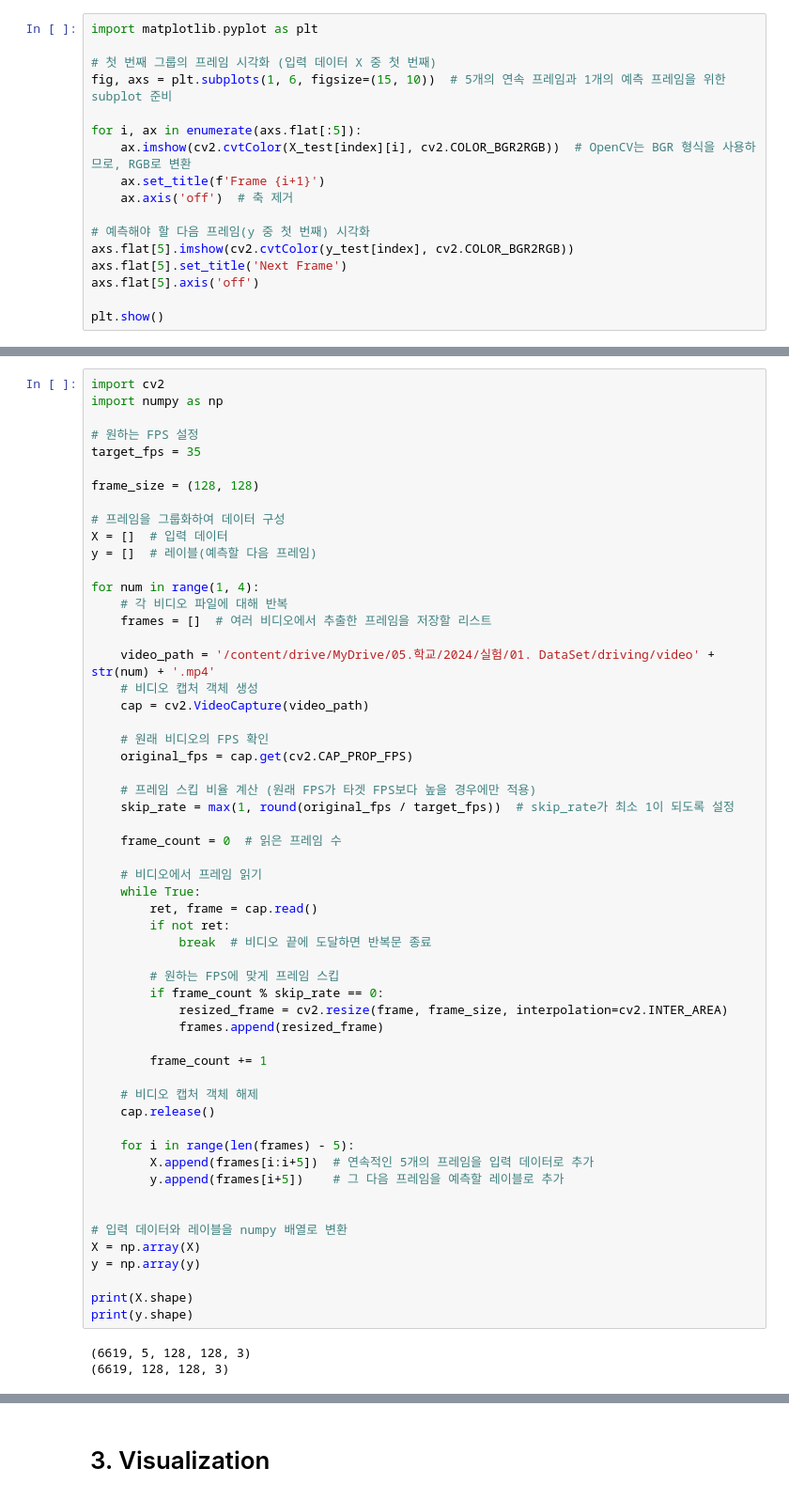
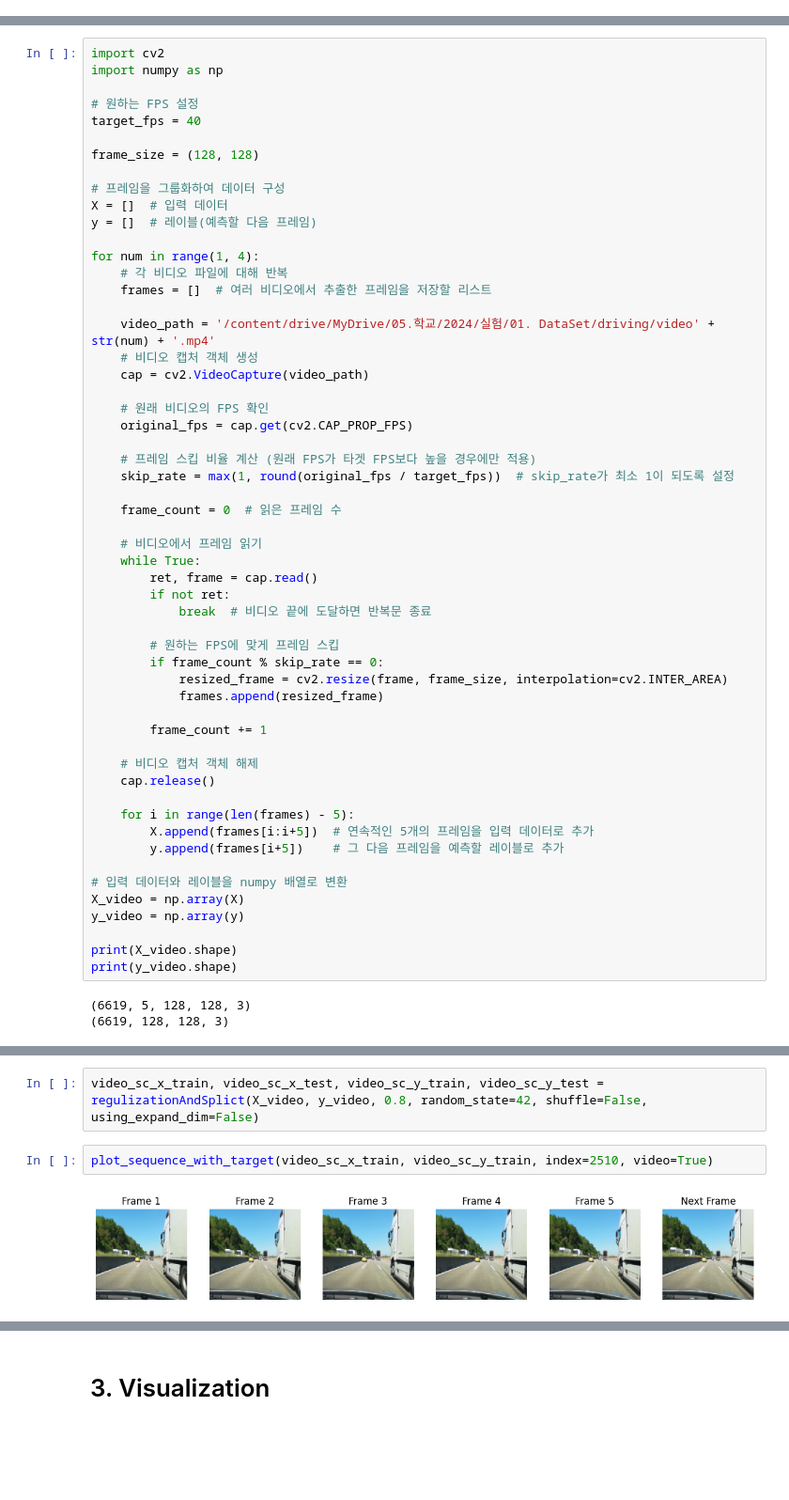
Before and after one commit to jmin07/Next-Frame-Prediction-Using-Beta-VAE, a Jupyter notebook: visualization.ipynb, the cells around one changed output, grey strips where cells are left out. Shown at 94% size. Saved outputs shown, nothing was run; the diff lists cells and outputs as text; blank space fills up the shorter version.

```diff
--- a/visualization.ipynb
+++ b/visualization.ipynb
@@ -405,17 +358,0 @@ plt.show()
-# %%
-import matplotlib.pyplot as plt
-
-# 첫 번째 그룹의 프레임 시각화 (입력 데이터 X 중 첫 번째)
-fig, axs = plt.subplots(1, 6, figsize=(15, 10))  # 5개의 연속 프레임과 1개의 예측 프레임을 위한 subplot 준비
-
-for i, ax in enumerate(axs.flat[:5]):
-    ax.imshow(cv2.cvtColor(X_test[index][i], cv2.COLOR_BGR2RGB))  # OpenCV는 BGR 형식을 사용하므로, RGB로 변환
-    ax.set_title(f'Frame {i+1}')
-    ax.axis('off')  # 축 제거
-
-# 예측해야 할 다음 프레임(y 중 첫 번째) 시각화
-axs.flat[5].imshow(cv2.cvtColor(y_test[index], cv2.COLOR_BGR2RGB))
-axs.flat[5].set_title('Next Frame')
-axs.flat[5].axis('off')
-
-plt.show()
@@ -513,7 +373,7 @@ import cv2
 import numpy as np
 
 # 원하는 FPS 설정
-target_fps = 35
+target_fps = 40
 
 frame_size = (128, 128)
 
@@ -557,13 +417,12 @@ for num in range(1, 4):
         X.append(frames[i:i+5])  # 연속적인 5개의 프레임을 입력 데이터로 추가
         y.append(frames[i+5])    # 그 다음 프레임을 예측할 레이블로 추가
 
+# 입력 데이터와 레이블을 numpy 배열로 변환
+X_video = np.array(X)
+y_video = np.array(y)
 
-# 입력 데이터와 레이블을 numpy 배열로 변환
-X = np.array(X)
-y = np.array(y)
-
-print(X.shape)
-print(y.shape)
+print(X_video.shape)
+print(y_video.shape)
 # %% [output]
 (6619, 5, 128, 128, 3)
 (6619, 128, 128, 3)
@@ -613,0 +429,6 @@ plt.show()
+# %%
+video_sc_x_train, video_sc_x_test, video_sc_y_train, video_sc_y_test = regulizationAndSplict(X_video, y_video, 0.8, random_state=42, shuffle=False, using_expand_dim=False)
+# %%
+plot_sequence_with_target(video_sc_x_train, video_sc_y_train, index=2510, video=True)
+# %% [output]
+[figure, added]
```
Also changed, not shown: parts of 55 cells of this notebook.
